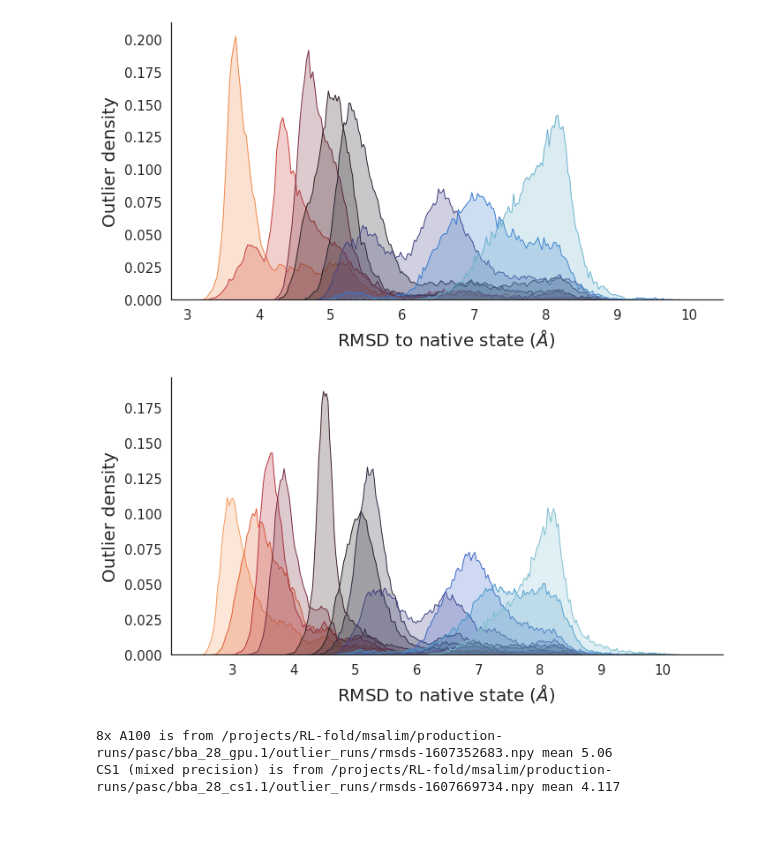
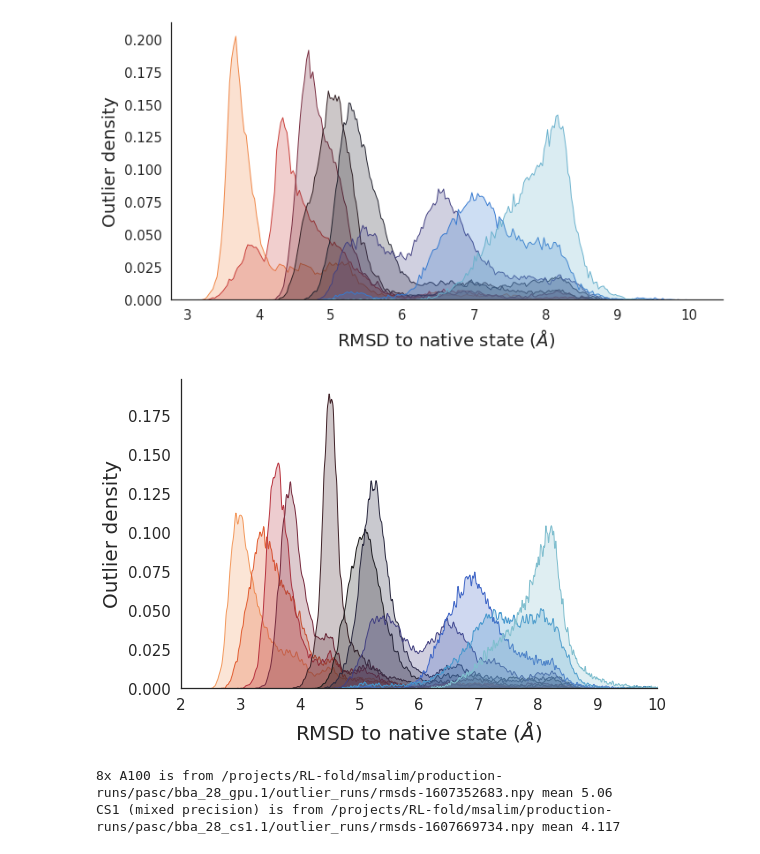
Before and after one commit to braceal/PASC21-Stream-AI-MD, a Jupyter notebook: misha.ipynb, the cells around one changed output. Saved outputs shown, nothing was run; the diff lists cells and outputs as text; code cells hidden in the pictures; blank space fills up the shorter version.

Commit message:
tweak KDE plot

```diff
--- a/misha.ipynb
+++ b/misha.ipynb
@@ -132,15 +132,16 @@ save_fig("rmsd_kdes_bba_28_cs1.1")
 # %%
 p = Path("/projects/RL-fold/msalim/production-runs/pasc/")
 paths = [p/"bba_28_cs1.2"]
 xlabel = r"RMSD to native state $(\AA)$"
 ylabel = "Outlier density"
 #iterations = list(range(0, 178, 15))
 iterations = list(range(0, 30, 5)) + [60, 90, 120, 150, 178]
 labels=[f"Iteration {i}" for i in sorted(iterations)]
-kde_conformational_sampling(paths, iterations, labels=labels, xlabel=xlabel, ylabel=ylabel, aspect=2.0)
+g = kde_conformational_sampling(paths, iterations, labels=labels, xlabel=xlabel, ylabel=ylabel, aspect=1.6)
+g.ax.set_xlim(2,10)
 save_fig("rmsd_kdes_bba_28_cs1.2")
 # %% [output]
-[figure, old version]
+[figure, new version]
 # %%
 p = Path("/projects/RL-fold/msalim/production-runs/pasc/")
 paths = [p/"bba_28_gpu.1", p/"bba_28_cs1.1"]
```
Also changed, not shown: parts of 2 cells of this notebook, 2 other files.
